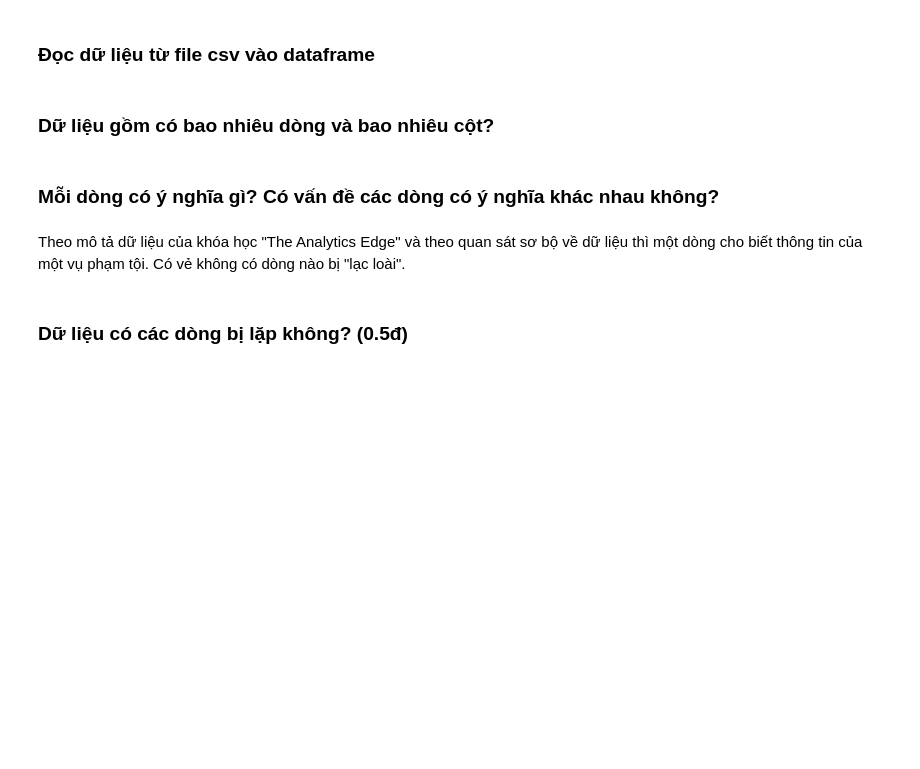
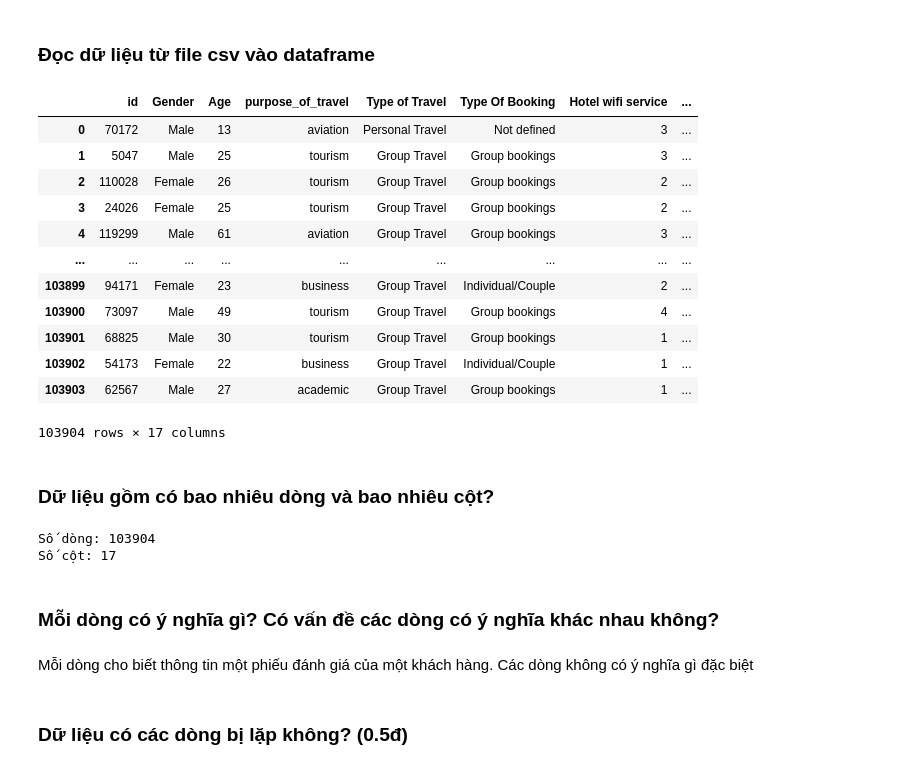
Before and after one commit to SyThuan1803/Data_Science_Proramming_FinalProject, a Jupyter notebook: final_project.ipynb, the cells around one changed output. Drawn from its saved outputs; the diff is of its cells as text; code cells hidden in the pictures; blank space fills up the shorter version.

```diff
--- a/final_project.ipynb
+++ b/final_project.ipynb
@@ -36,11 +43,35 @@
 ## Khám phá dữ liệu
 # %% [markdown]
 ### Đọc dữ liệu từ file csv vào dataframe
+# %%
+df=pd.read_csv('Europe Hotel Booking Satisfaction Score.csv')
+df
+# %% [output]
+|  | id | Gender | Age | purpose_of_travel | Type of Travel | Type Of Booking | Hotel wifi service | ... |
+| 0 | 70172 | Male | 13 | aviation | Personal Travel | Not defined | 3 | ... |
+| 1 | 5047 | Male | 25 | tourism | Group Travel | Group bookings | 3 | ... |
+| 2 | 110028 | Female | 26 | tourism | Group Travel | Group bookings | 2 | ... |
+| 3 | 24026 | Female | 25 | tourism | Group Travel | Group bookings | 2 | ... |
+| 4 | 119299 | Male | 61 | aviation | Group Travel | Group bookings | 3 | ... |
+| ... | ... | ... | ... | ... | ... | ... | ... | ... |
+| 103899 | 94171 | Female | 23 | business | Group Travel | Individual/Couple | 2 | ... |
+| 103900 | 73097 | Male | 49 | tourism | Group Travel | Group bookings | 4 | ... |
+| 103901 | 68825 | Male | 30 | tourism | Group Travel | Group bookings | 1 | ... |
+| 103902 | 54173 | Female | 22 | business | Group Travel | Individual/Couple | 1 | ... |
+| 103903 | 62567 | Male | 27 | academic | Group Travel | Group bookings | 1 | ... |
+103904 rows × 17 columns
 # %% [markdown]
 ### Dữ liệu gồm có bao nhiêu dòng và bao nhiêu cột?
+# %%
+nrow,ncol=df.shape
+print(f'Số dòng: {nrow}')
+print(f'Số cột: {ncol}')
+# %% [output]
+Số dòng: 103904
+Số cột: 17
 # %% [markdown]
 ### Mỗi dòng có ý nghĩa gì? Có vấn đề các dòng có ý nghĩa khác nhau không?
-# %% [markdown]
-Theo mô tả dữ liệu của khóa học "The Analytics Edge" và theo quan sát sơ bộ về dữ liệu thì một dòng cho biết thông tin của một vụ phạm tội. Có vẻ không có dòng nào bị "lạc loài".
+# %% [markdown]
+Mỗi dòng cho biết thông tin một phiếu đánh giá của một khách hàng. Các dòng không có ý nghĩa gì đặc biệt
 # %% [markdown]
 ### Dữ liệu có các dòng bị lặp không? (0.5đ)
```
Also changed, not shown: parts of 31 cells of this notebook.
